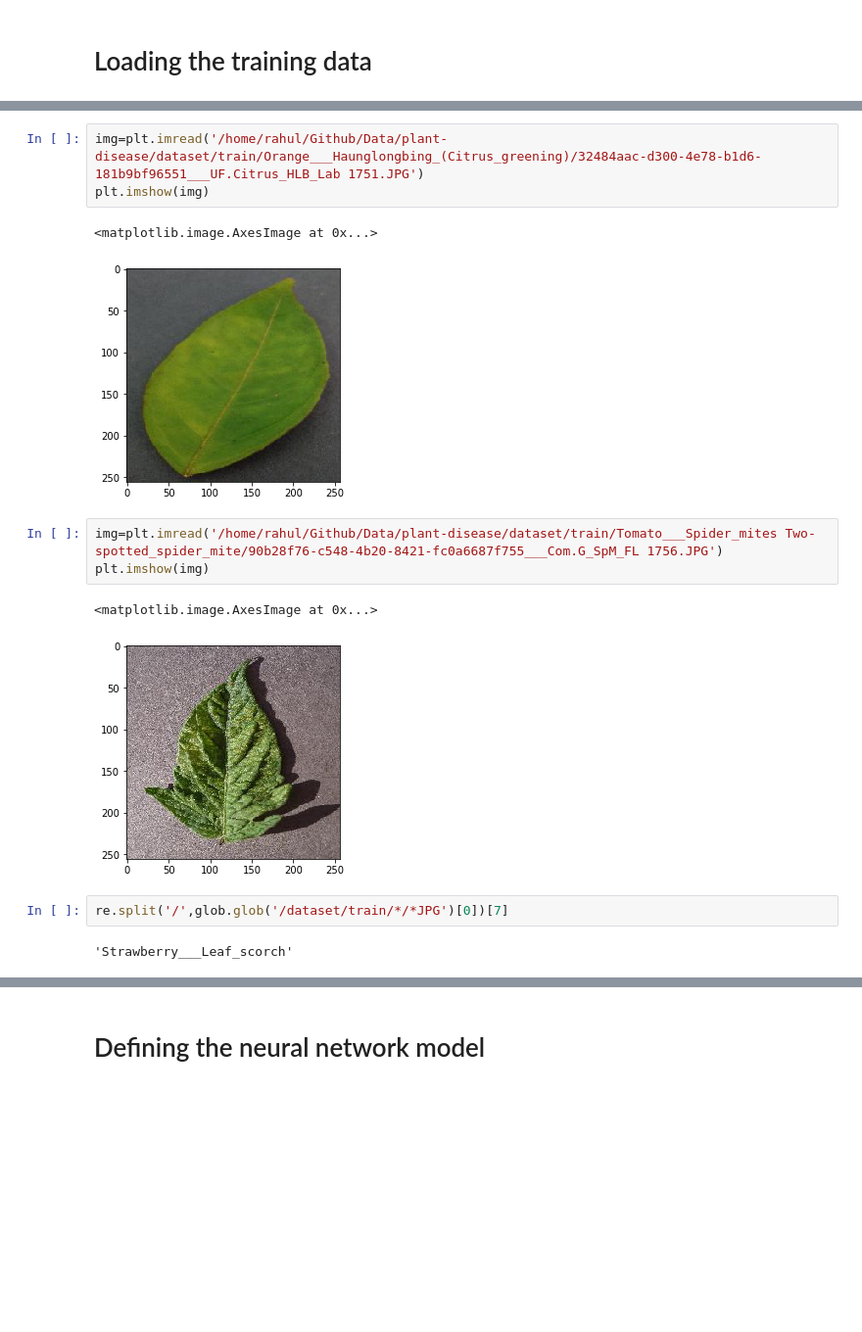
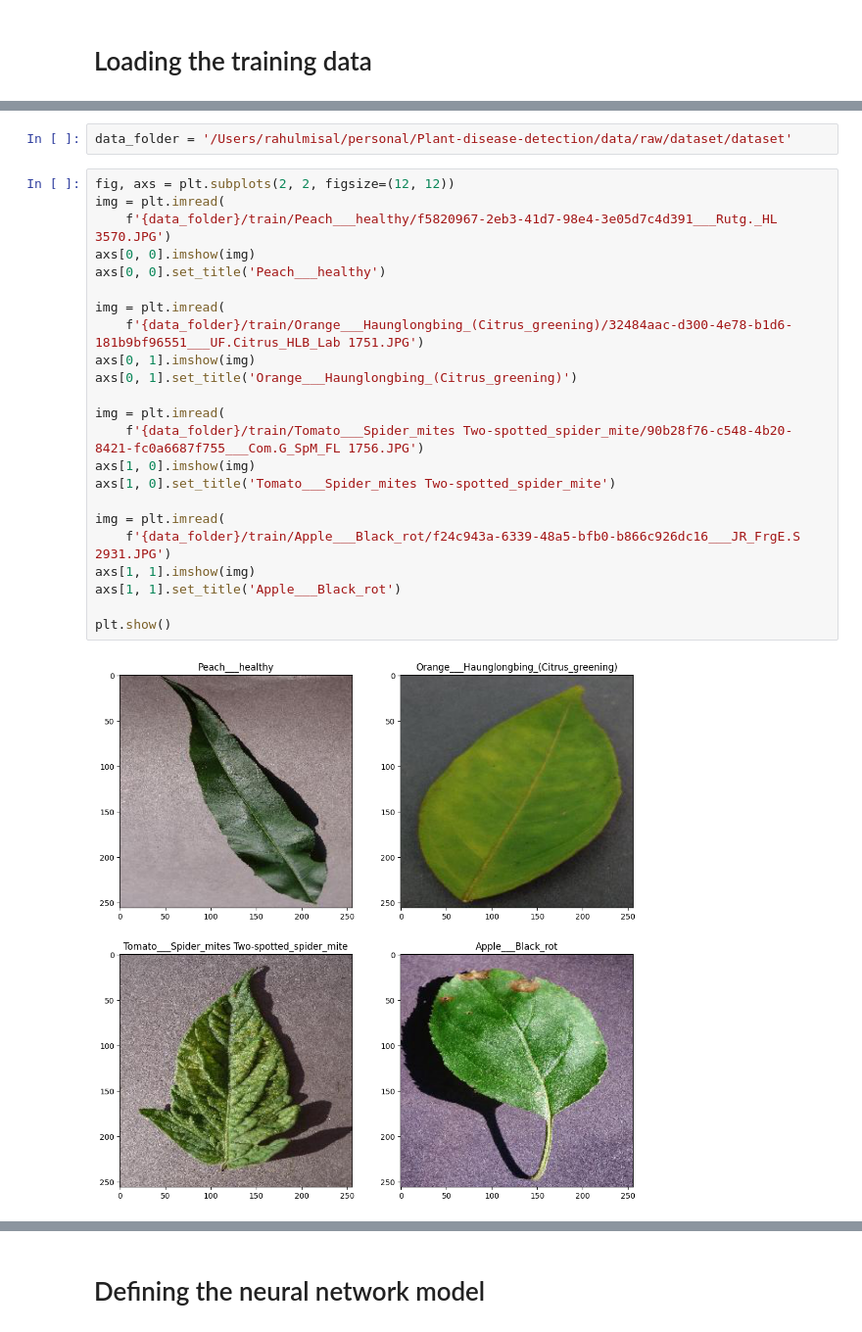
Before and after one commit to rahulmisal27/Plant-disease-detection, a Jupyter notebook: Plant disease detection model - Final Model.ipynb, the cells around one changed output, grey strips where cells are left out. Shown at 98% size. Cells and saved outputs as stored; diff of their text form; blank space fills up the shorter version.

```diff
--- a/Plant disease detection model - Final Model.ipynb
+++ b/Plant disease detection model - Final Model.ipynb
@@ -31,16 +23,27 @@ plt.imshow(img)
-# %%
-img=plt.imread('/home/rahul/Github/Data/plant-disease/dataset/train/Orange___Haunglongbing_(Citrus_greening)/32484aac-d300-4e78-b1d6-181b9bf96551___UF.Citrus_HLB_Lab 1751.JPG')
-plt.imshow(img)
-# %% [output]
-<matplotlib.image.AxesImage at 0x...>
-[figure, removed]
-# %%
-img=plt.imread('/home/rahul/Github/Data/plant-disease/dataset/train/Tomato___Spider_mites Two-spotted_spider_mite/90b28f76-c548-4b20-8421-fc0a6687f755___Com.G_SpM_FL 1756.JPG')
-plt.imshow(img)
-# %% [output]
-<matplotlib.image.AxesImage at 0x...>
-[figure, removed]
-# %%
-re.split('/',glob.glob('/dataset/train/*/*JPG')[0])[7]
-# %% [output]
-'Strawberry___Leaf_scorch'
+# %%
+data_folder = '/Users/rahulmisal/personal/Plant-disease-detection/data/raw/dataset/dataset'
+# %%
+fig, axs = plt.subplots(2, 2, figsize=(12, 12))
+img = plt.imread(
+    f'{data_folder}/train/Peach___healthy/f5820967-2eb3-41d7-98e4-3e05d7c4d391___Rutg._HL 3570.JPG')
+axs[0, 0].imshow(img)
+axs[0, 0].set_title('Peach___healthy')
+
+img = plt.imread(
+    f'{data_folder}/train/Orange___Haunglongbing_(Citrus_greening)/32484aac-d300-4e78-b1d6-181b9bf96551___UF.Citrus_HLB_Lab 1751.JPG')
+axs[0, 1].imshow(img)
+axs[0, 1].set_title('Orange___Haunglongbing_(Citrus_greening)')
+
+img = plt.imread(
+    f'{data_folder}/train/Tomato___Spider_mites Two-spotted_spider_mite/90b28f76-c548-4b20-8421-fc0a6687f755___Com.G_SpM_FL 1756.JPG')
+axs[1, 0].imshow(img)
+axs[1, 0].set_title('Tomato___Spider_mites Two-spotted_spider_mite')
+
+img = plt.imread(
+    f'{data_folder}/train/Apple___Black_rot/f24c943a-6339-48a5-bfb0-b866c926dc16___JR_FrgE.S 2931.JPG')
+axs[1, 1].imshow(img)
+axs[1, 1].set_title('Apple___Black_rot')
+
+plt.show()
+# %% [output]
+[figure, added]
```
Also changed, not shown: parts of 13 cells of this notebook, 3 other files.
